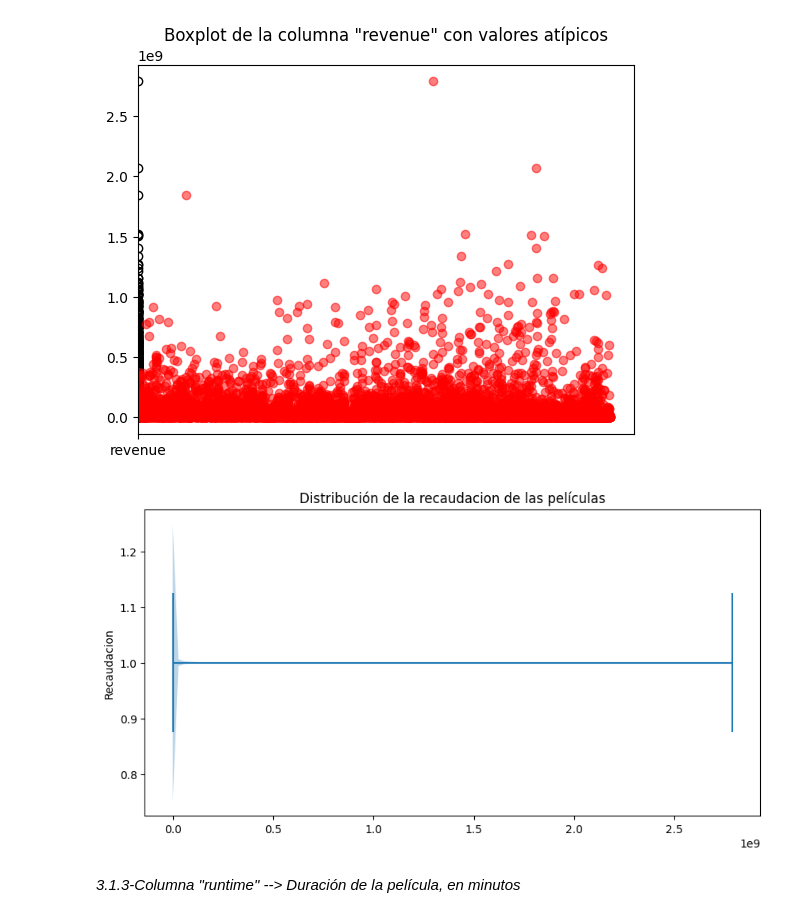
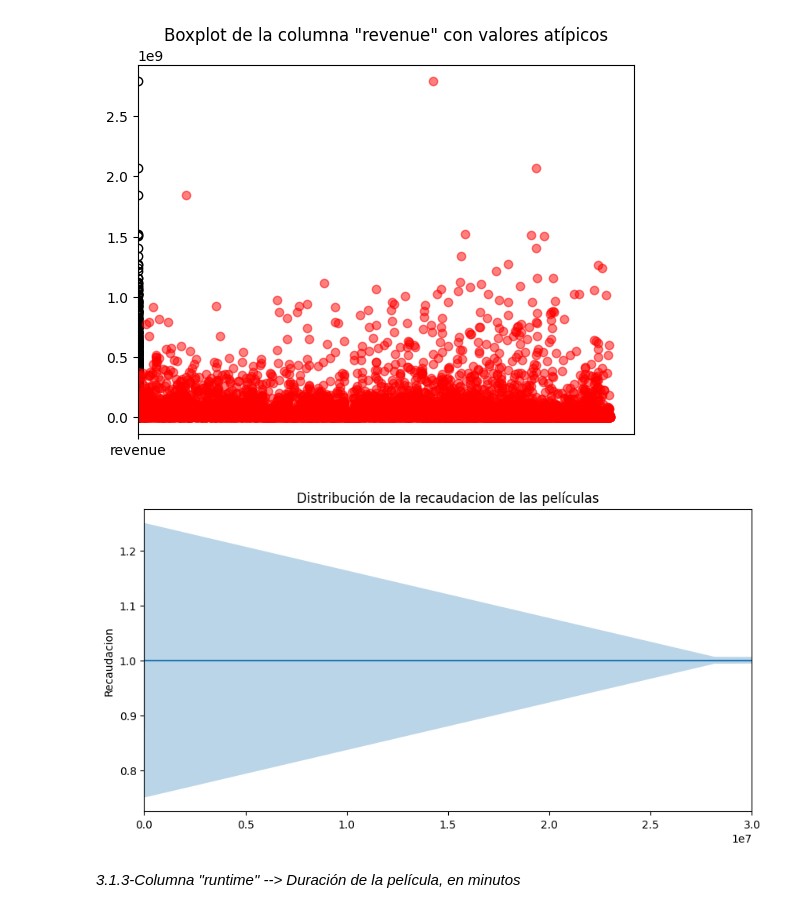
Before and after one commit to Nany1993/PI_ML_OPS, a Jupyter notebook: EDA.ipynb, the cells around one changed output. Cells and saved outputs as stored; diff of their text form; code cells hidden in the pictures.

```diff
--- a/EDA.ipynb
+++ b/EDA.ipynb
@@ -214,15 +216,15 @@ plt.show()
 # %%
 #Grafico de violin
 #Observemos que la mayoria de las peliculas recaudaron por debajo de los 30 millones de dolares
 bw = 0.05
 plt.figure(figsize=(10, 5))
 plt.title('Distribución de la recaudacion de las películas')
 plt.ylabel('Recaudacion')
 plt.violinplot(df_movies['revenue'], vert=False, showmedians=True)
-#plt.xlim(0,30000000) #para acotar eje a 30 millones
+plt.xlim(0,30000000) #para acotar eje a 30 millones
 plt.show()
 # %% [output]
-[figure, old version]
+[figure, new version]
 # %% [markdown]
 *3.1.3-Columna "runtime" --> Duración de la película, en minutos*
 # %% [markdown]
```
Also changed, not shown: parts of 8 cells of this notebook, 1 other file.
